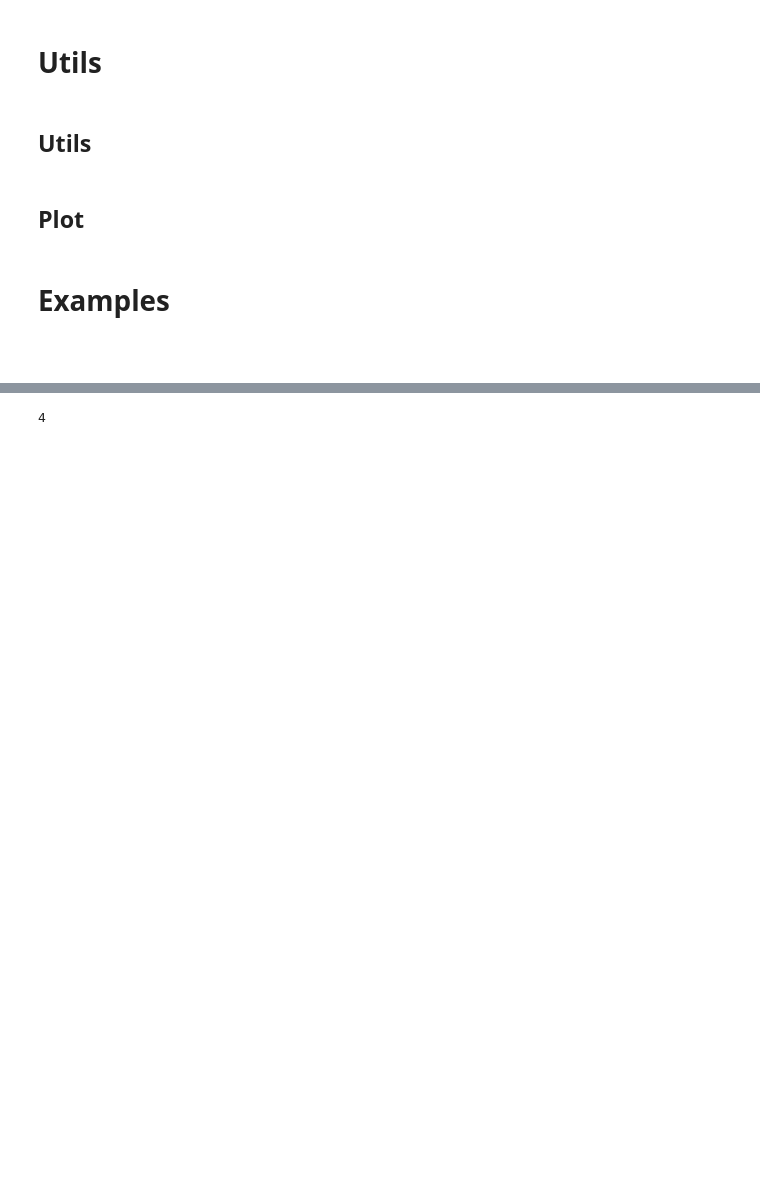
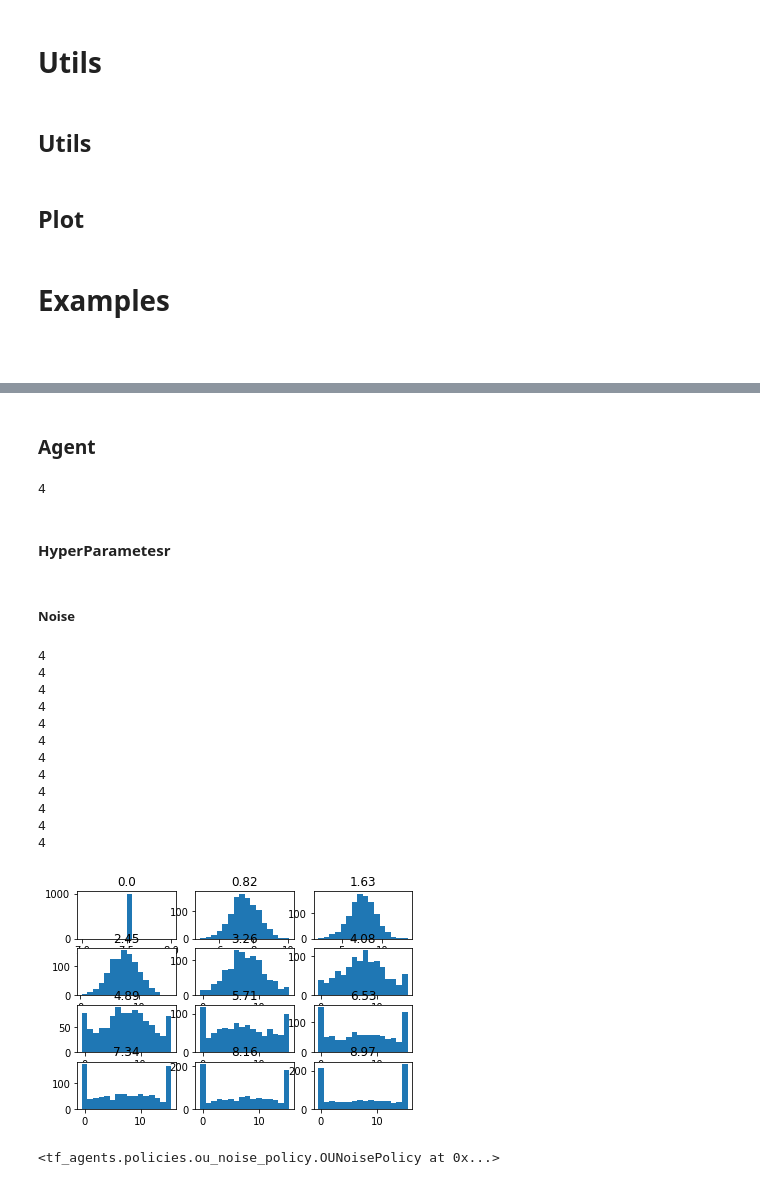
Before and after one commit to alexkocev/iarchitect, a Jupyter notebook: notebooks/Trainer2D.ipynb, the cells around one changed output, grey strips where cells are left out. Cells and saved outputs as stored; diff of their text form; code cells hidden in the pictures; blank space fills up the shorter version.

Commit message:
update trainer

```diff
--- a/notebooks/Trainer2D.ipynb
+++ b/notebooks/Trainer2D.ipynb
@@ -166,12 +182,62 @@ def get_actor_2(observation_spec, action_spec):
+# %%
+def get_actor_2(observation_spec, action_spec):
+    return ddpg.actor_network.ActorNetwork(
+    observation_spec, action_spec,
+    dropout_layer_params=[0.2,0.2],
+    fc_layer_params=[16,16],
+    kernel_initializer = initializers.VarianceScaling(
+            scale=2.0, mode='fan_in', distribution='truncated_normal')
+
+)
+# %% [markdown]
+### Agent
 # %%
-t = train_env.observation_spec(),train_env.action_spec()
+tup = train_env.observation_spec(),train_env.action_spec()
 agent = ddpg_iarch.agent_factory(
     train_env,
-    actor_network=get_actor_2(*t),
-    critic_network=get_critic_2(*t),
-    learning_rate_actor=0.0005,
-    learning_rate_critic=0.0005,
-#     kwargs_agent = {"ou_stddev":0.5}
+    actor_network=get_actor_2(*tup),
+    critic_network=get_critic_2(*tup),
+     kwargs_agent = {"critic_optimizer":optimizers.Adam(learning_rate=0.0005,beta_1=0.999),
+                    "actor_optimizer":optimizers.Adam(learning_rate=0.0005,beta_1=0.999),
+                    "ou_stddev":environment.dimension**2/2*0.8*0+1,
+                    "summarize_grads_and_vars":True,
+                    "debug_summaries":True}
 )
 # %% [output]
 4
+# %% [markdown]
+#### HyperParametesr
+# %% [markdown]
+##### Noise
+# %%
+fig,axes = plt.subplots(4,3)
+for ou,ax in zip(np.linspace(0,15.5,20),fig.axes[:20]):
+    agent = ddpg_iarch.agent_factory(
+        train_env,
+        actor_network=get_actor_2(*tup),
+        critic_network=get_critic_2(*tup),
+         kwargs_agent = {"critic_optimizer":optimizers.Adam(learning_rate=0.0005),
+                        "actor_optimizer":optimizers.Adam(learning_rate=0.0005),
+                        "ou_stddev":ou}
+    )
+    results =[agent.collect_policy.action(train_env.reset()).action.numpy()[0] for _ in range(1000)]
+    ax.hist(results,bins=16)
+    ax.set(title = f"{round(ou,2)}")
+# %% [output]
+4
+4
+4
+4
+4
+4
+4
+4
+4
+4
+4
+4
+[figure, added]
+# %%
+agent.collect_policy
+# %% [output]
+<tf_agents.policies.ou_noise_policy.OUNoisePolicy at 0x...>
```
Also changed, not shown: parts of 27 cells of this notebook, 4 other files.
